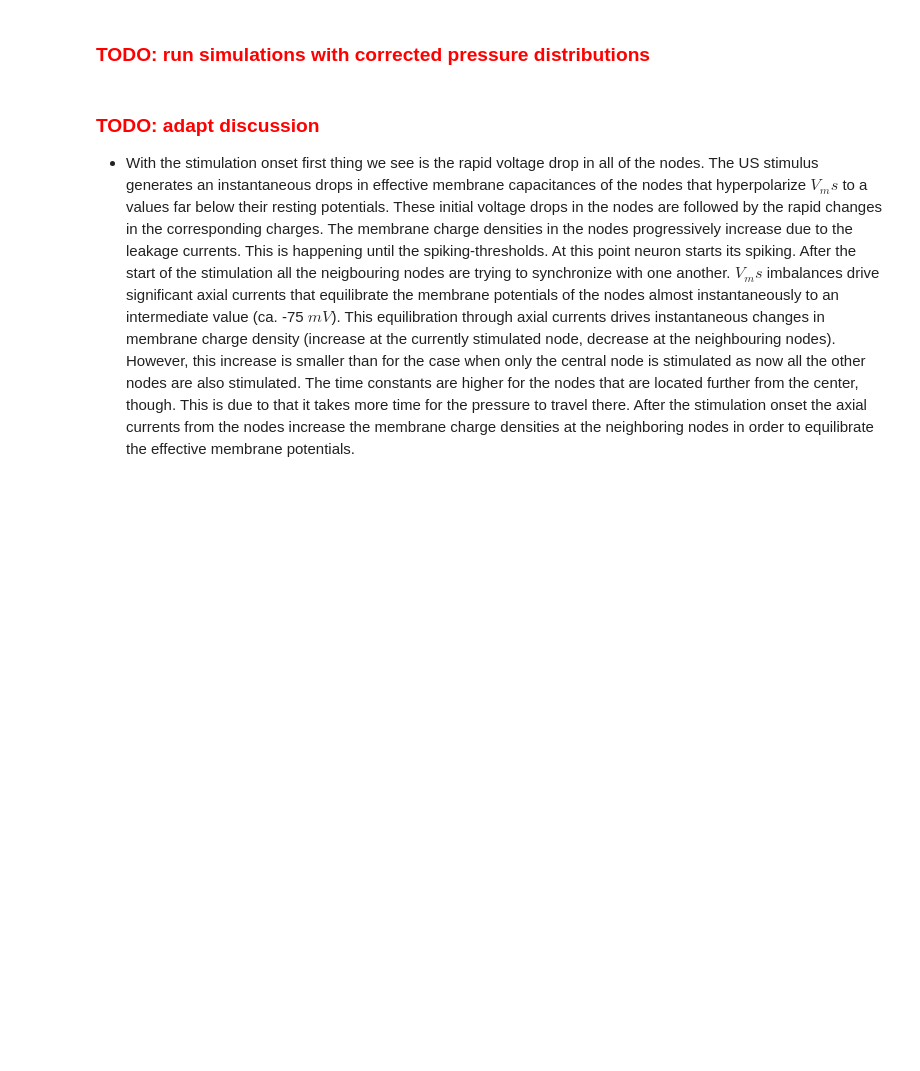
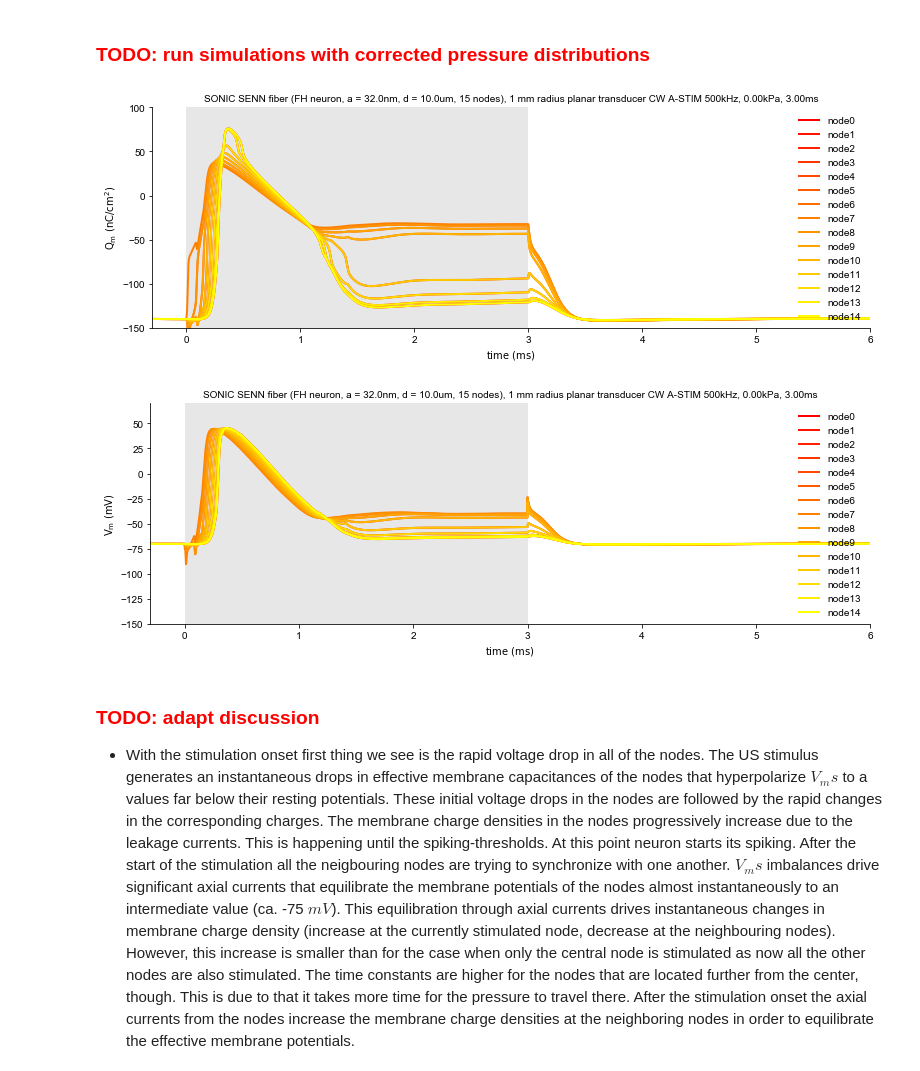
Before and after one commit to tjjlemaire/MorphoSONIC, a Jupyter notebook: notebooks/SENN model - distant sonication.ipynb, the cells around one changed output. Saved outputs shown, nothing was run; the diff lists cells and outputs as text; code cells hidden in the pictures; blank space fills up the shorter version.

```diff
--- a/notebooks/SENN model - distant sonication.ipynb
+++ b/notebooks/SENN model - distant sonication.ipynb
@@ -132,3 +142,25 @@ Let's compute the response of the fiber to supra-threshold sonication while vary
+# %%
+# US stimulation parameters
+Fdrive = 500e3  # Hz
+tstim = 3e-3    # s
+toffset = 3e-3  # s
+PRF = 100.      # Hz
+DC = 1.         # -
+
+# Transducer source
+z0 = fiber.interL
+psource = PlanarDiskTransducerSource(x0, z0, Fdrive, rho=rho, c=c, r=r_tr)
+
+# titrate and plot results
+uthr = fiber.titrate(psource, tstim, toffset, PRF, DC)  # m/s
+data, meta = fiber.simulate(psource, 1.2 * uthr, tstim, toffset, PRF, DC)
+
+# Plot membrane potential traces for specific duration at threshold current
+fig1 = SectionCompTimeSeries([(data, meta)], 'Qm', fiber.ids).render()
+fig2 = SectionCompTimeSeries([(data, meta)], 'Vm', fiber.ids).render()
+# %% [output]
+[figure, added]
+[figure, added]
 # %% [markdown]
 ### <span style="color:red">TODO: adapt discussion</span>
 
```
Also changed, not shown: parts of 10 cells of this notebook, 1 other file.
